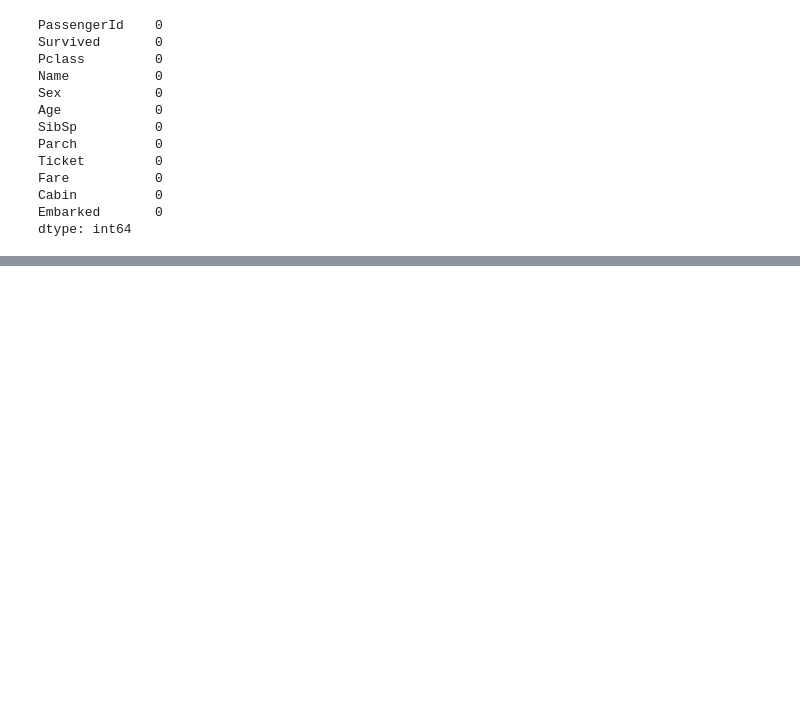
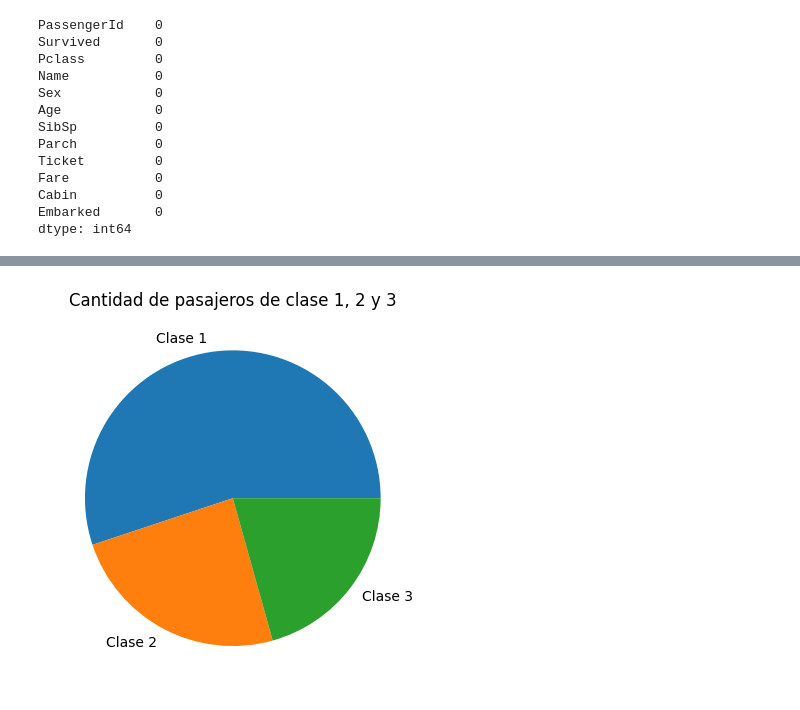
Before and after one commit to Alejo-P/Analisis-de-datos, a Jupyter notebook: Repaso2/Repaso.ipynb, the cells around one changed output, grey strips where cells are left out. Cells and saved outputs as stored; diff of their text form; code cells hidden in the pictures; blank space fills up the shorter version.

Commit message:
Graficas v2

```diff
--- a/Repaso2/Repaso.ipynb
+++ b/Repaso2/Repaso.ipynb
@@ -97,0 +120,9 @@ dtype: int64
+# %%
+# Contarla cantidad de personas por cada clase
+clases=datos["Pclass"].value_counts()
+# Utilizar esoso valores para crear una grafica de pie que represente esos datos
+plt.pie(clases, labels=["Clase 1", "Clase 2", "Clase 3"])
+plt.title('Cantidad de pasajeros de clase 1, 2 y 3')
+plt.show()
+# %% [output]
+[figure, added]
```
Also changed, not shown: parts of 5 cells of this notebook.
